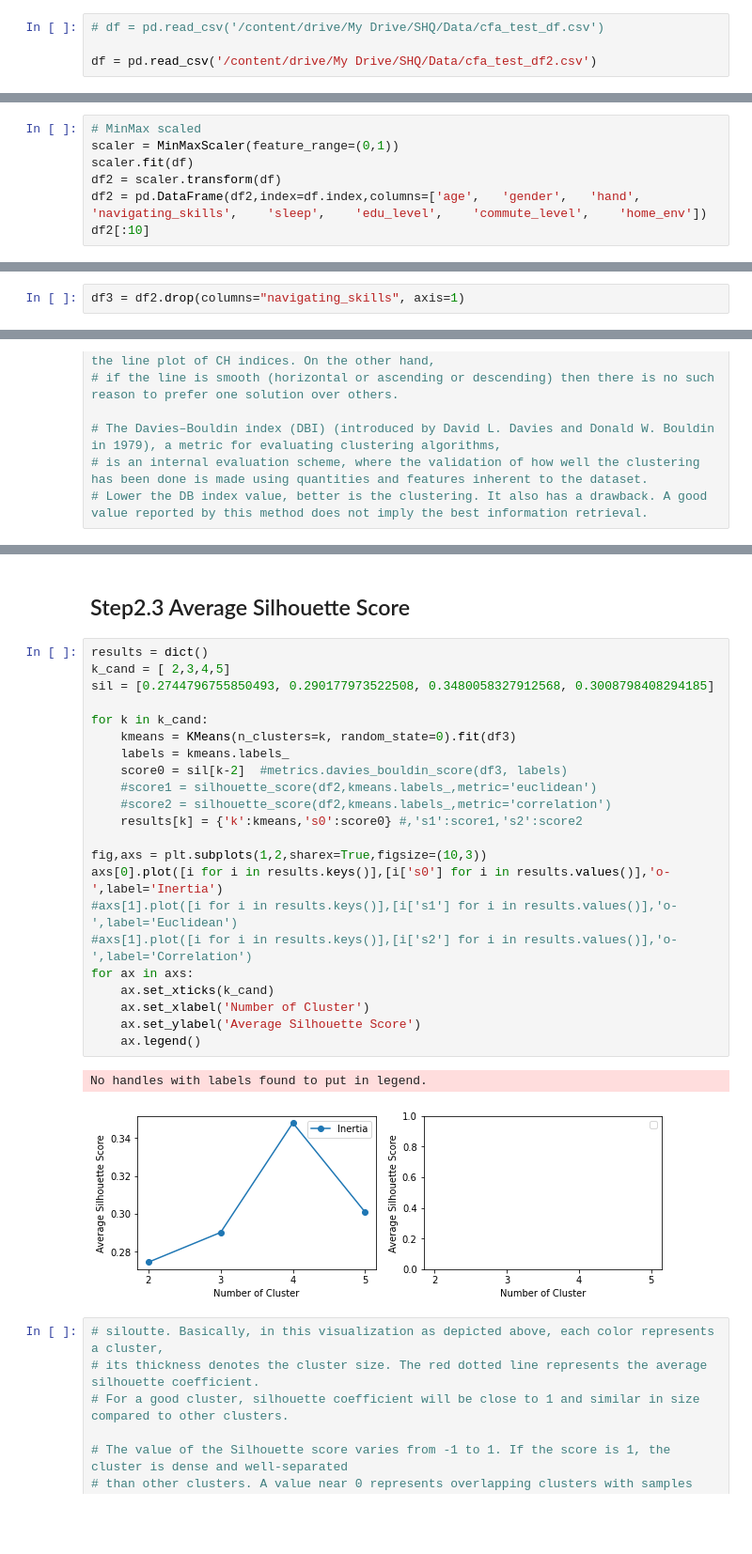
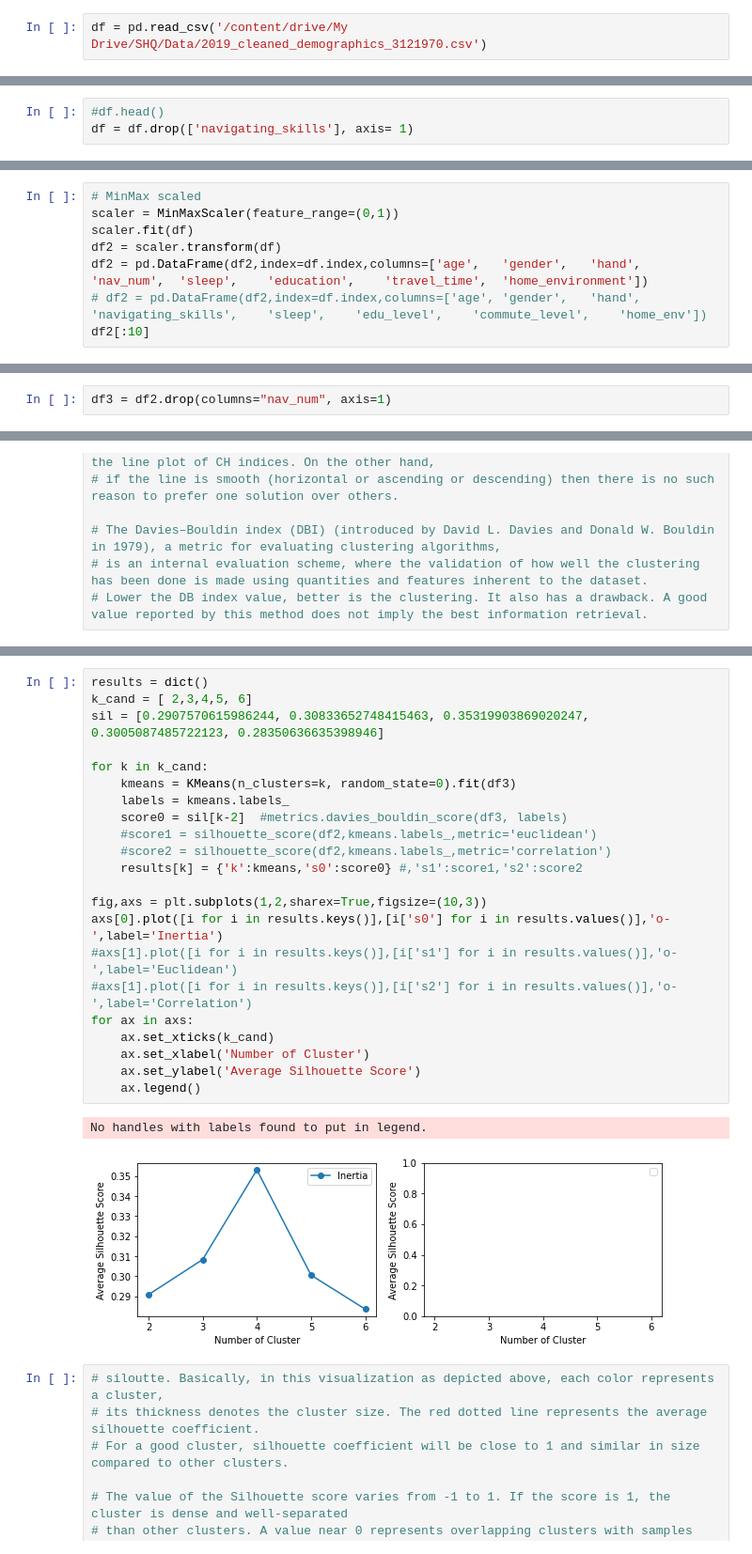
Before and after one commit to LilianYou/Sea_Hero_Quest, a Jupyter notebook: Clustering_shared.ipynb, the cells around one changed output, grey strips where cells are left out. Shown at 94% size. Drawn from its saved outputs; the diff is of its cells as text; blank space fills up the shorter version.

```diff
--- a/Clustering_shared.ipynb
+++ b/Clustering_shared.ipynb
@@ -16,8 +17,6 @@ from sklearn.datasets import load_iris
 import matplotlib.pyplot as plt
 # %%
-# df = pd.read_csv('/content/drive/My Drive/SHQ/Data/cfa_test_df.csv')
-
-df = pd.read_csv('/content/drive/My Drive/SHQ/Data/cfa_test_df2.csv')
+df = pd.read_csv('/content/drive/My Drive/SHQ/Data/2019_cleaned_demographics_3121970.csv')
 # %%
 df
 # %% [output]
@@ -37 +36,4 @@ df
+# %%
+#df.head()
+df = df.drop(['navigating_skills'], axis= 1)
 # %%
@@ -77,6 +71,7 @@ import matplotlib.pyplot as plt
 scaler = MinMaxScaler(feature_range=(0,1))
 scaler.fit(df)
 df2 = scaler.transform(df)
-df2 = pd.DataFrame(df2,index=df.index,columns=['age',	'gender',	'hand',	'navigating_skills',	'sleep',	'edu_level',	'commute_level',	'home_env'])
+df2 = pd.DataFrame(df2,index=df.index,columns=['age',	'gender',	'hand',	'nav_num',	'sleep',	'education',	'travel_time',	'home_environment'])
+# df2 = pd.DataFrame(df2,index=df.index,columns=['age',	'gender',	'hand',	'navigating_skills',	'sleep',	'edu_level',	'commute_level',	'home_env'])
 df2[:10]
 # %% [output]
@@ -105,5 +89,5 @@ df2.head()
 # %%
-df3 = df2.drop(columns="navigating_skills", axis=1)
+df3 = df2.drop(columns="nav_num", axis=1)
 # %%
 df3.head()
 # %% [output]
@@ -210,30 +180,28 @@ No handles with labels found to put in legend.
-# %% [markdown]
-## Step2.3 Average Silhouette Score
 # %%
 results = dict()
-k_cand = [ 2,3,4,5]
-sil = [0.2744796755850493, 0.290177973522508, 0.3480058327912568, 0.3008798408294185]
+k_cand = [ 2,3,4,5, 6]
+sil = [0.2907570615986244, 0.30833652748415463, 0.35319903869020247, 0.3005087485722123, 0.28350636635398946]
 
 for k in k_cand:
     kmeans = KMeans(n_clusters=k, random_state=0).fit(df3)
     labels = kmeans.labels_
     score0 = sil[k-2]  #metrics.davies_bouldin_score(df3, labels)
     #score1 = silhouette_score(df2,kmeans.labels_,metric='euclidean')
     #score2 = silhouette_score(df2,kmeans.labels_,metric='correlation')
     results[k] = {'k':kmeans,'s0':score0} #,'s1':score1,'s2':score2
 
 fig,axs = plt.subplots(1,2,sharex=True,figsize=(10,3))
 axs[0].plot([i for i in results.keys()],[i['s0'] for i in results.values()],'o-',label='Inertia')
 #axs[1].plot([i for i in results.keys()],[i['s1'] for i in results.values()],'o-',label='Euclidean')
 #axs[1].plot([i for i in results.keys()],[i['s2'] for i in results.values()],'o-',label='Correlation')
 for ax in axs:
     ax.set_xticks(k_cand)
     ax.set_xlabel('Number of Cluster')
     ax.set_ylabel('Average Silhouette Score')
     ax.legend()
 # %% [output]
 No handles with labels found to put in legend.
-[figure, old version]
+[figure, new version]
 # %%
 # siloutte. Basically, in this visualization as depicted above, each color represents a cluster,
 # its thickness denotes the cluster size. The red dotted line represents the average silhouette coefficient.
```
Also changed, not shown: parts of 114 cells of this notebook.
